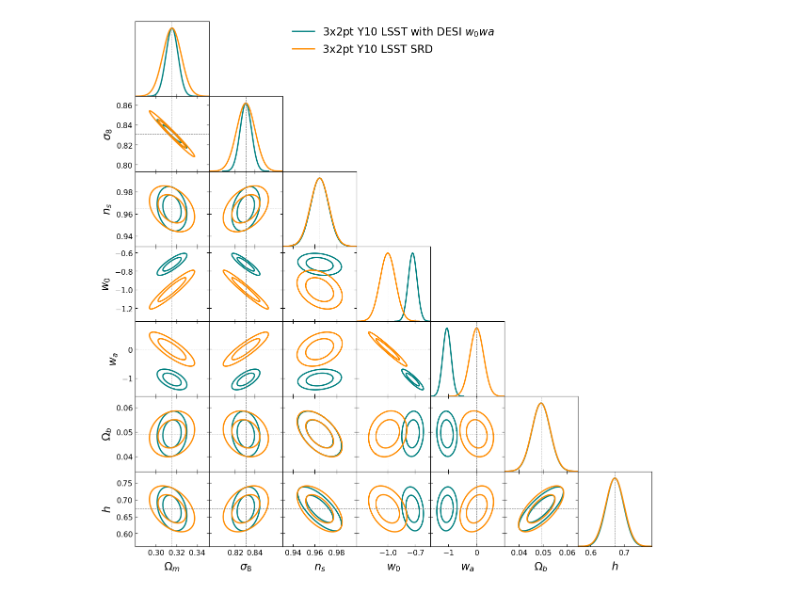
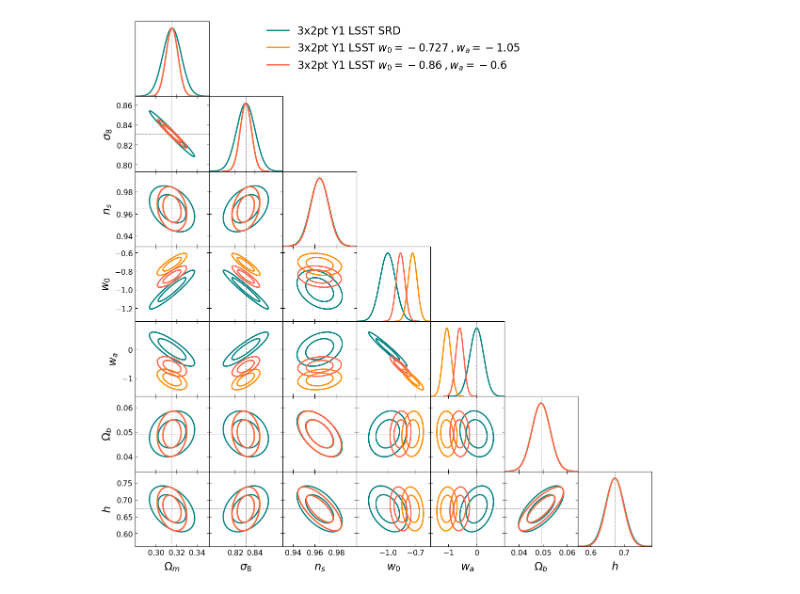
Before and after one commit to nikosarcevic/LSST-DESI-DE, a Jupyter notebook: Corner Plots LSST DESI w0wa.ipynb, the cells around one changed output. Saved outputs shown, nothing was run; the diff lists cells and outputs as text; code cells hidden in the pictures.

```diff
--- a/Corner Plots LSST DESI w0wa.ipynb
+++ b/Corner Plots LSST DESI w0wa.ipynb
@@ -118,17 +151,18 @@ Wall time: 30.4 s
 # %%
 %%time
 
-legend_labels = ["3x2pt Y10 LSST with DESI $w_0 wa$",
-                 "3x2pt Y10 LSST SRD"]
+legend_labels = ["3x2pt Y1 LSST SRD",
+                 "3x2pt Y1 LSST $w_0 = -0.727 \: , w_a = -1.05 $",
+                 "3x2pt Y1 LSST $w_0 = -0.86 \: ,  w_a = -0.6 $",]
 
-lower_kwargs = {'contour_colors': ["teal", "darkorange"],
-                "filled":[False, False],
+lower_kwargs = {'contour_colors': ["teal", "darkorange", "tomato",],
+                "filled":[False, False, False],
                 "contour_ls":["-", "-", "-"],
                 "contour_lws":[lw, lw, lw]}
 
-lower_covmats = [gauss_dict["lsst_desi"]["10"],
-                 gauss_dict["lsst_srd"]["10"],
-                 ]
+lower_covmats = [gauss_dict["lsst_srd"]["10"],
+                 gauss_dict["lsst_desi+cmb+desy5"]["10"],
+                 gauss_dict["lsst_desi+g2"]["10"],]
 
 g.triangle_plot(lower_covmats,
                 legend_labels=legend_labels,
@@ -145,4 +179,4 @@ Wall time: 30.1 s
-[figure, old version]
+[figure, new version]
 # %%
 %%time
 
```
Also changed, not shown: parts of 10 cells of this notebook, 16 other files.
